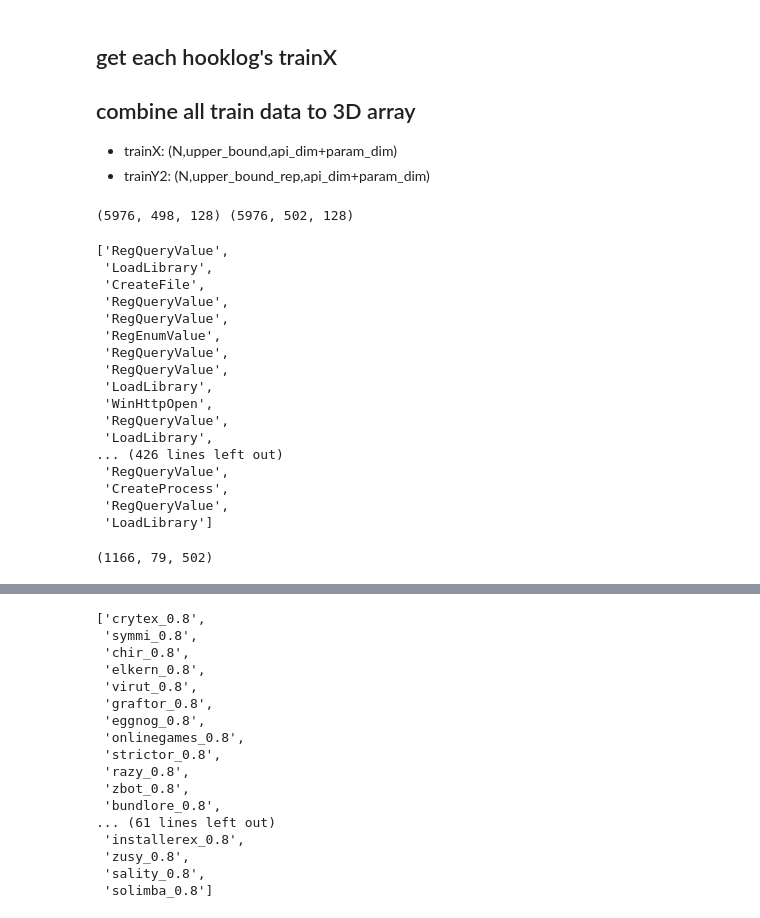
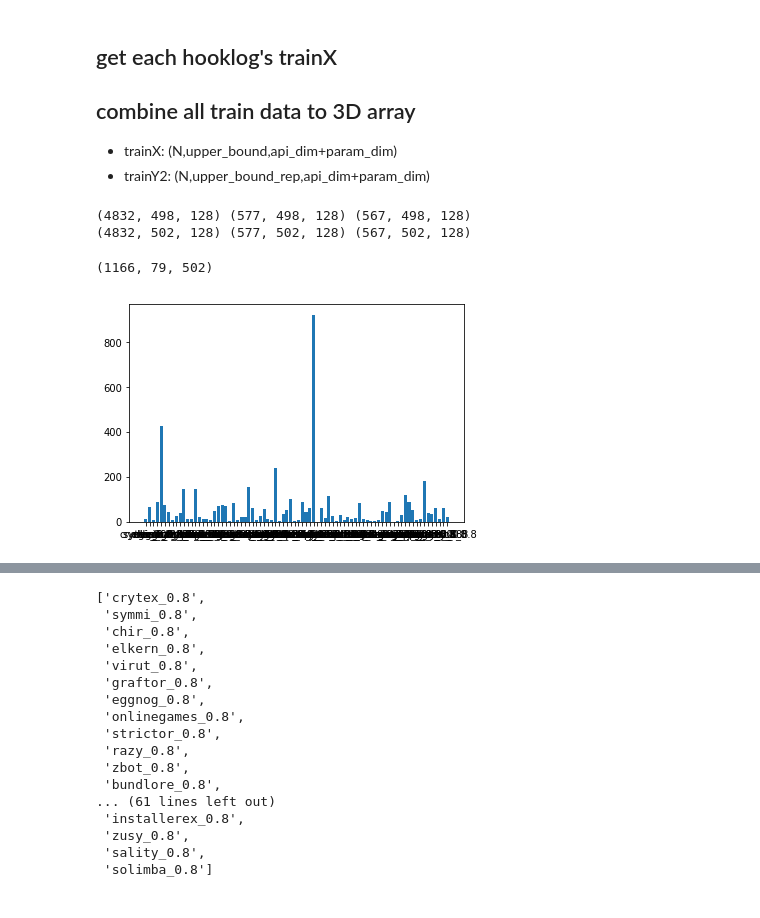
Before and after one commit to tychen5/NTU_ANTS-lab, a Jupyter notebook: malwareTagging/seq2seq_keras-Param-TestData.ipynb, the cells around one changed output, grey strips where cells are left out. Cells and saved outputs as stored; diff of their text form; code cells hidden in the pictures.

Commit message:
update keras training code with same dist.

```diff
--- a/malwareTagging/seq2seq_keras-Param-TestData.ipynb
+++ b/malwareTagging/seq2seq_keras-Param-TestData.ipynb
@@ -80,6 +79,7 @@ df_enc
 # %%
 model = sent2vec.Sent2vecModel()
 model.load_model('model/sent2vec_asp1_profile_REP_rev.bin')
+all_tree_name = pickle.load(open('output/tree_name.pkl','rb'))
 # %%
 %run MotifAnalysis/Hooklog3.ipynb
 Hooklog = Hooklog3
@@ -99,6 +99,10 @@ upper_bound_rep = 502 #debug max_size #q2~q3:167 #10%(8)~90%(498):502
 
 max_size = 0
 families=[]
+tree_min = 3 #tree要多於幾個就要抓進去test跟valid?
+train_fam={}
+valid_fam={}
+test_fam={}
 trees=[]
 pad_npy = df_enc['<PAD>'].values
 pad_npy = np.expand_dims(pad_npy,axis=0)
@@ -112,6 +116,9 @@ trainY=[]
 validY=[]
 testY=[]
 fam_dir = next(os.walk(root_dir))[1]
+train_fam = train_fam.fromkeys(fam_dir,0) #fam_dir all_tree_name
+valid_fam = valid_fam.fromkeys(fam_dir,0)#fam_dir all_tree_name
+test_fam = test_fam.fromkeys(fam_dir,0)#fam_dir all_tree_name
 for fam in tqdm(fam_dir):
     tree_dir = next(os.walk(root_dir + fam))[1]
     for tree in tree_dir:
@@ -122,7 +129,7 @@ for fam in tqdm(fam_dir):
         hl_list = next(os.walk(in_directory))[2] # get all filenames in the in_directory
         hl_list = [os.path.join(in_directory, f) for f in hl_list] # filepathname list
         hl_list = list(filter(lambda f: f.endswith(".hooklog"), hl_list))
-        if len(hl_list)>=6:
+        if len(hl_list)>=tree_min: #tree大於幾個就要抓去valid跟test?
             v_c = 2
         else:
             v_c = 0
@@ -161,10 +168,13 @@ for fam in tqdm(fam_dir):
                 profile = np.concatenate((profile,param),axis=1)
                 if v_c==2:
                     validX.append(profile)
+                    valid_fam[fam]+=1 #+tree
                 elif v_c==1:
                     testX.append(profile)
+                    test_fam[fam]+=1 #+tree
                 else:
                     trainX.append(profile)
+                    train_fam[fam]+=1 #+tree
 
                 #trainY rep
                 rep_api = pickle.load(open(in_directory+'api_name.pickle','rb')) #(length,32)
@@ -219,28 +229,21 @@ print(trainX.shape,validX.shape, testX.shape)
 print(trainY2.shape,validY2.shape,testY2.shape)
 #             break #debug
 # %% [output]
-(5976, 498, 128) (5976, 502, 128)
+(4832, 498, 128) (577, 498, 128) (567, 498, 128)
+(4832, 502, 128) (577, 502, 128) (567, 502, 128)
-# %%
-profile
-# %% [output]
-['RegQueryValue',
- 'LoadLibrary',
- 'CreateFile',
- 'RegQueryValue',
- 'RegQueryValue',
- 'RegEnumValue',
- 'RegQueryValue',
- 'RegQueryValue',
- 'LoadLibrary',
- 'WinHttpOpen',
- 'RegQueryValue',
- 'LoadLibrary',
-... (426 lines left out)
- 'RegQueryValue',
- 'CreateProcess',
- 'RegQueryValue',
- 'LoadLibrary']
 # %%
 len(trees) , len(families) , max_size
 # %% [output]
 (1166, 79, 502)
+# %%
+# plot distribution
+data = train_fam
+names = list(data.keys())
+values = list(data.values())
+
+#tick_label does the some work as plt.xticks()
+plt.bar(range(len(data)),values,tick_label=names)
+plt.savefig('output/train_fam_'+str(tree_min)+'.png')
+plt.show()
+# %% [output]
+[figure, added]
```
Also changed, not shown: parts of 7 cells of this notebook, 2 other files.
